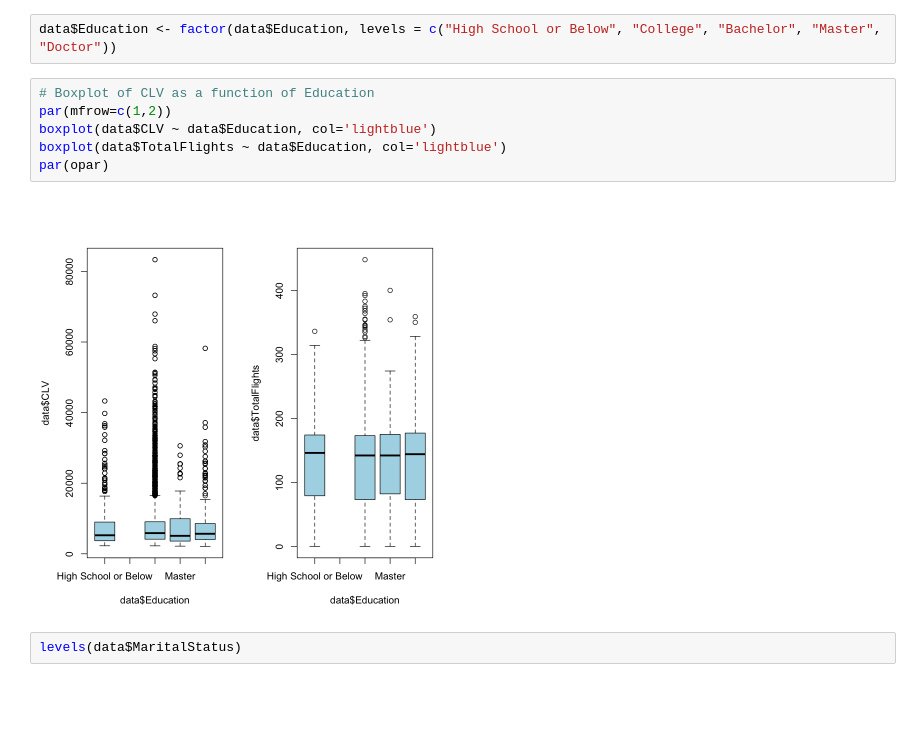
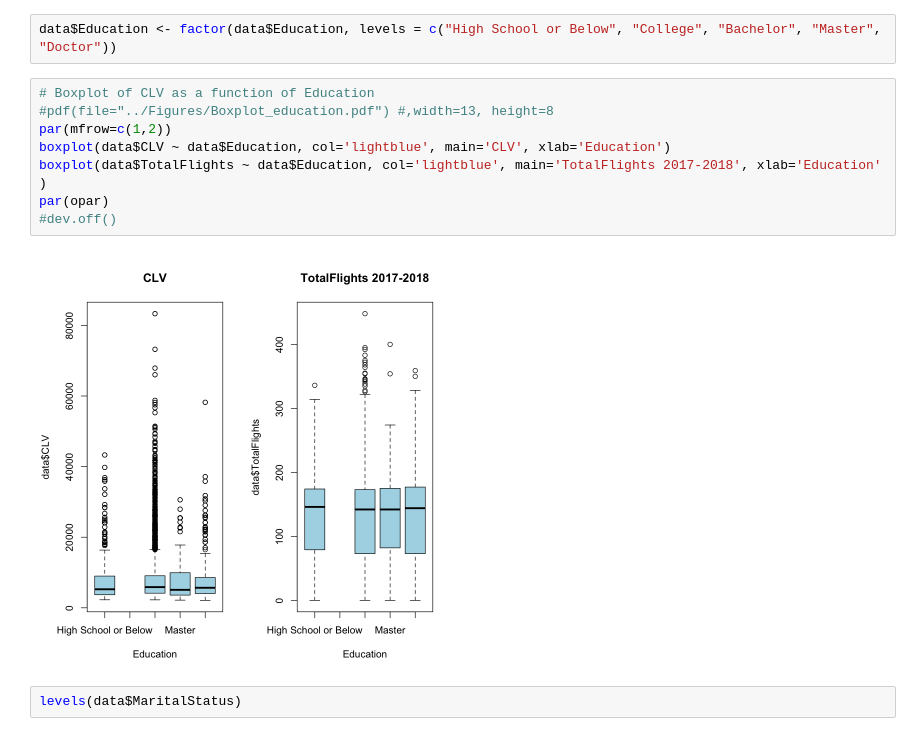
Before and after one commit to RAScheepmaker/STA5737-Applied-Analytics-Project, a Jupyter notebook: Code/STA5737-Project-Scheepmaker.ipynb, the cells around one changed output. Cells and saved outputs as stored; diff of their text form; blank space fills up the shorter version.

```diff
--- a/Code/STA5737-Project-Scheepmaker.ipynb
+++ b/Code/STA5737-Project-Scheepmaker.ipynb
@@ -482,12 +491,14 @@ levels(data$Education)
 data$Education <- factor(data$Education, levels = c("High School or Below", "College", "Bachelor", "Master", "Doctor"))
 # %%
 # Boxplot of CLV as a function of Education
+#pdf(file="../Figures/Boxplot_education.pdf") #,width=13, height=8
 par(mfrow=c(1,2))
-boxplot(data$CLV ~ data$Education, col='lightblue')
-boxplot(data$TotalFlights ~ data$Education, col='lightblue')
+boxplot(data$CLV ~ data$Education, col='lightblue', main='CLV', xlab='Education')
+boxplot(data$TotalFlights ~ data$Education, col='lightblue', main='TotalFlights 2017-2018', xlab='Education' )
 par(opar)
+#dev.off()
 # %% [output]
-[figure, old version]
+[figure, new version]
 # %%
 levels(data$MaritalStatus)
 # %% [output]
```
Also changed, not shown: parts of 37 cells of this notebook, 16 other files.
